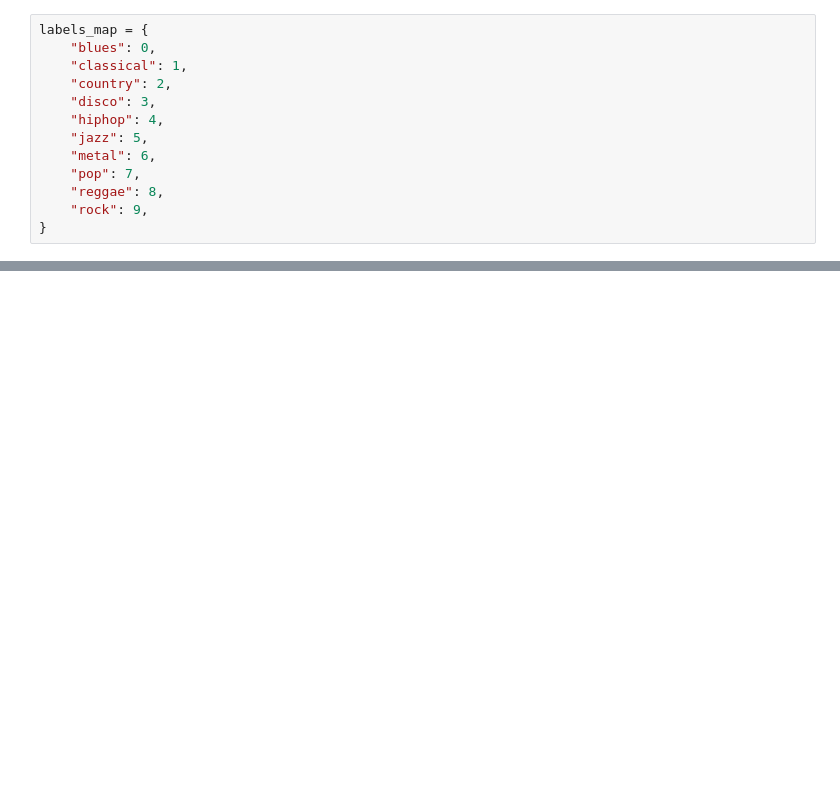
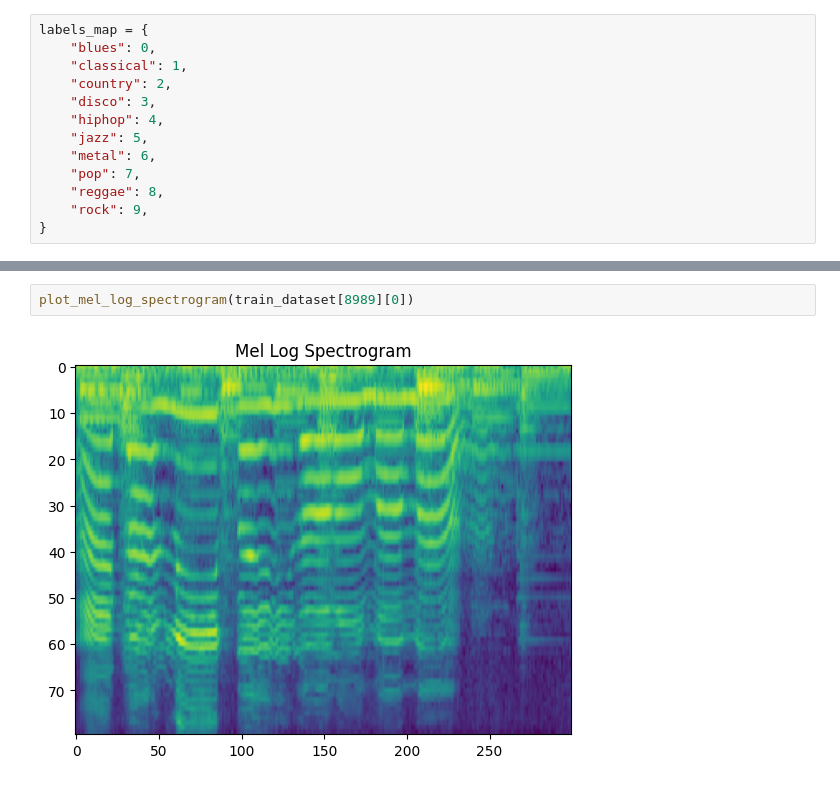
Before and after one commit to michailmelonas/musical-genre-recog, a Jupyter notebook: main.ipynb, the cells around one changed output, grey strips where cells are left out. Cells and saved outputs as stored; diff of their text form; blank space fills up the shorter version.

```diff
--- a/main.ipynb
+++ b/main.ipynb
@@ -92,0 +159,4 @@ Log Mel Spectrogram example of class 3
+# %%
+plot_mel_log_spectrogram(train_dataset[8989][0])
+# %% [output]
+[figure, added]
```
Also changed, not shown: parts of 37 cells of this notebook, 1 other file.
